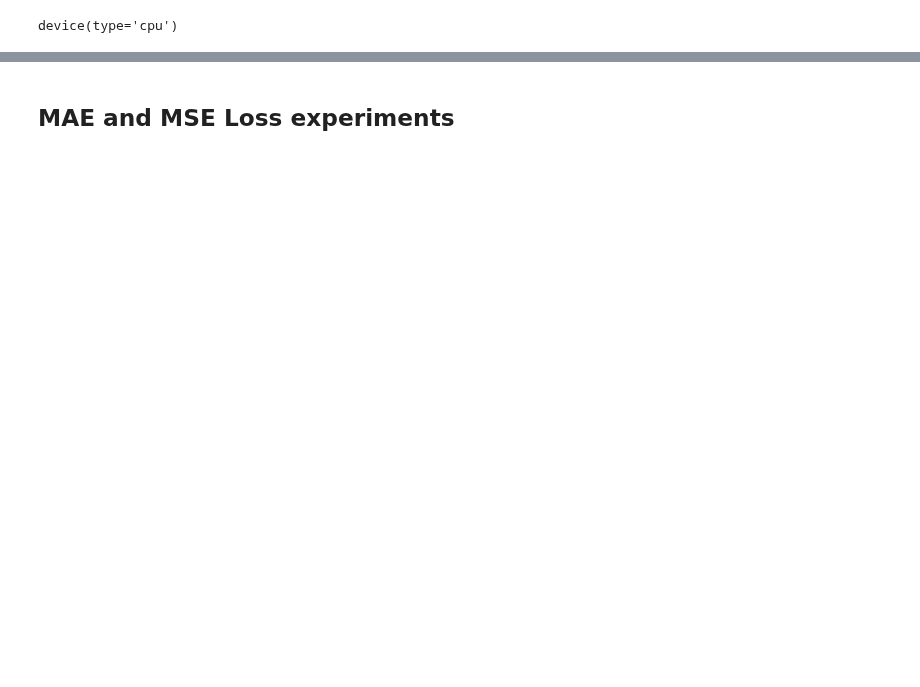
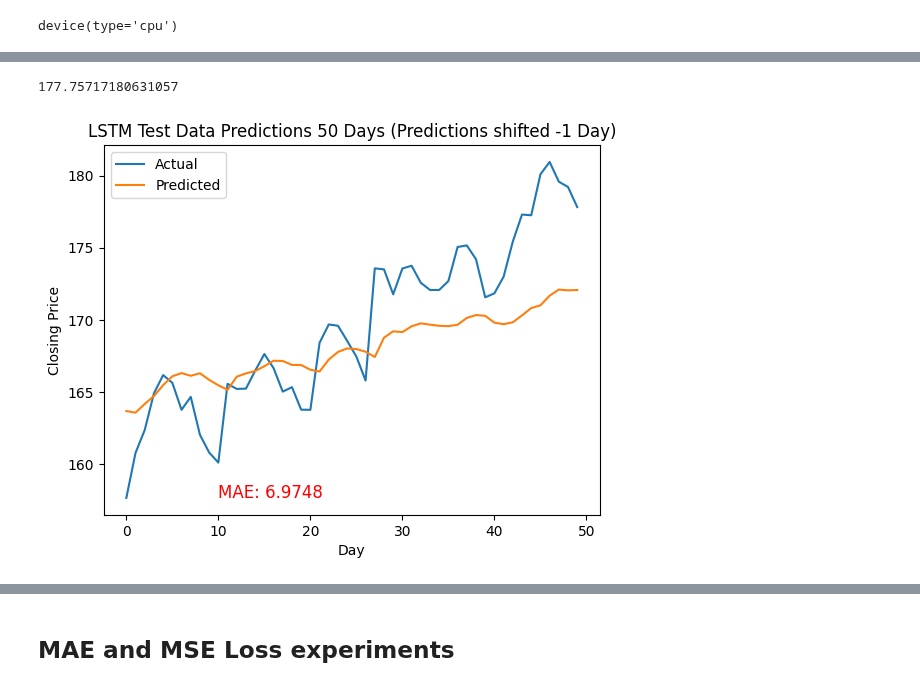
Before and after one commit to arneallwardt/time_series_data_augmentation, a Jupyter notebook: experiments.ipynb, the cells around one changed output, grey strips where cells are left out. Drawn from its saved outputs; the diff is of its cells as text; code cells hidden in the pictures; blank space fills up the shorter version.

Commit message:
evaluating predictions with XGB

```diff
--- a/experiments.ipynb
+++ b/experiments.ipynb
@@ -168,0 +240,41 @@ plot_multiple_time_series_attributes(aapl_22_23, title="Real AAPL")
+# %%
+if MODEL == 'lstm':
+
+    with torch.inference_mode():
+        test_pred = model(X_test.to(device)).to('cpu').detach().numpy()
+        train_pred = model(X_train.to(device)).to('cpu').detach().numpy()
+
+elif MODEL == 'xgb':
+
+    test_pred = model.predict(X_test.reshape((X_test.shape[0], -1)))
+    train_pred = model.predict(X_train.reshape((X_train.shape[0], -1)))
+# %%
+test_pred = scaler.inverse_scale_data(test_pred, feature_type='price')
+train_pred = scaler.inverse_scale_data(train_pred, feature_type='price')
+y_test = scaler.inverse_scale_data(y_test.cpu().numpy(), feature_type='price')
+y_train = scaler.inverse_scale_data(y_train.cpu().numpy(), feature_type='price')
+# %%
+# mean absolute error of only zeros
+loss = criterion_absolute(torch.zeros_like(torch.tensor(y_test)), torch.tensor(y_test)).item()
+loss
+# %% [output]
+177.75717180631057
+# %%
+test_range = (0, 50)
+train_range = (0, len(y_train))
+# %%
+# mean absolute error of test data predictions
+loss = criterion_absolute(torch.tensor(test_pred), torch.tensor(y_test)).item()
+loss
+
+# plot test data
+plt.title(f'{"LSTM" if MODEL == "lstm" else "XGBRegressor"} Test Data Predictions {test_range[1]-test_range[0]} Days (Predictions shifted -1 Day)')
+plt.plot(y_test[test_range[0]: test_range[1]], label="Actual")
+plt.plot(np.roll(test_pred[test_range[0]: test_range[1]], 0), label="Predicted")
+plt.xlabel("Day")
+plt.ylabel(f'{"Daily Return" if "Daily Returns" in FEATURES else "Closing Price"}')
+plt.text(10, min(y_test[test_range[0]: test_range[1]]), f'MAE: {loss:.4f}', fontsize=12, color='red')
+plt.legend()
+plt.show()
+# %% [output]
+[figure, added]
```
Also changed, not shown: parts of 64 cells of this notebook, 5 other files.
